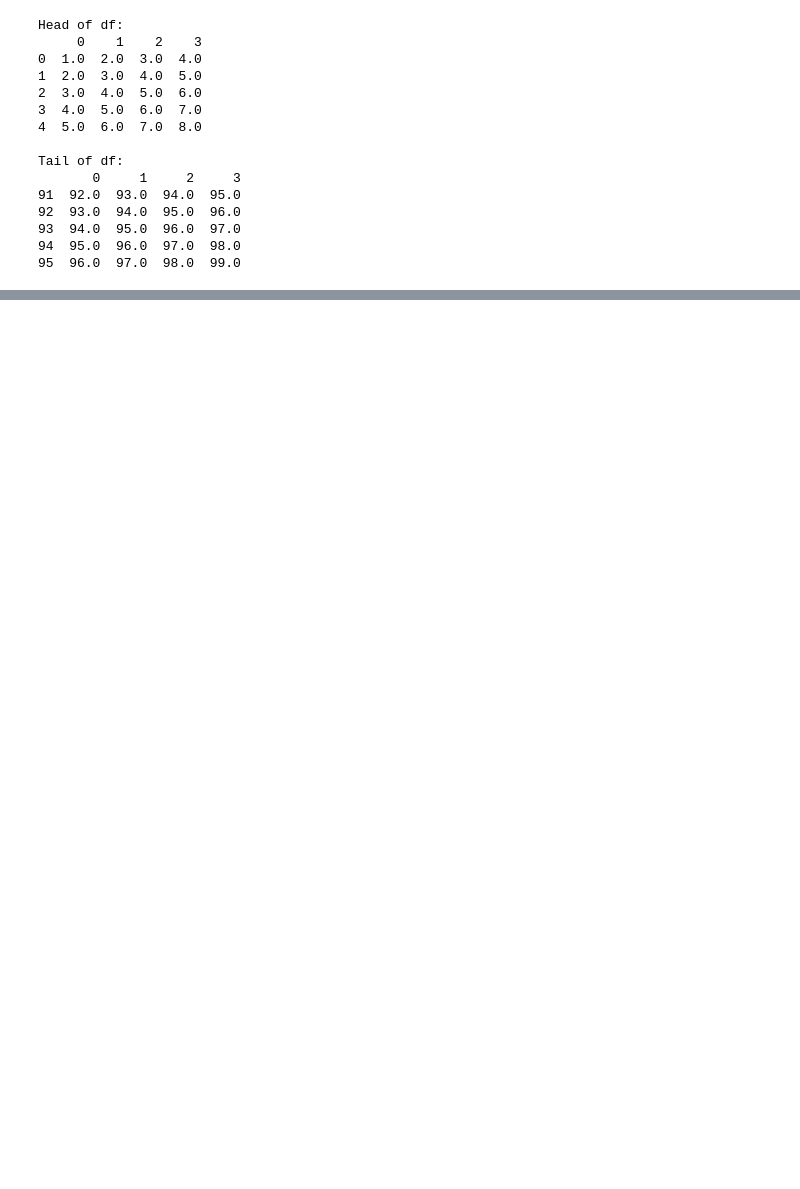
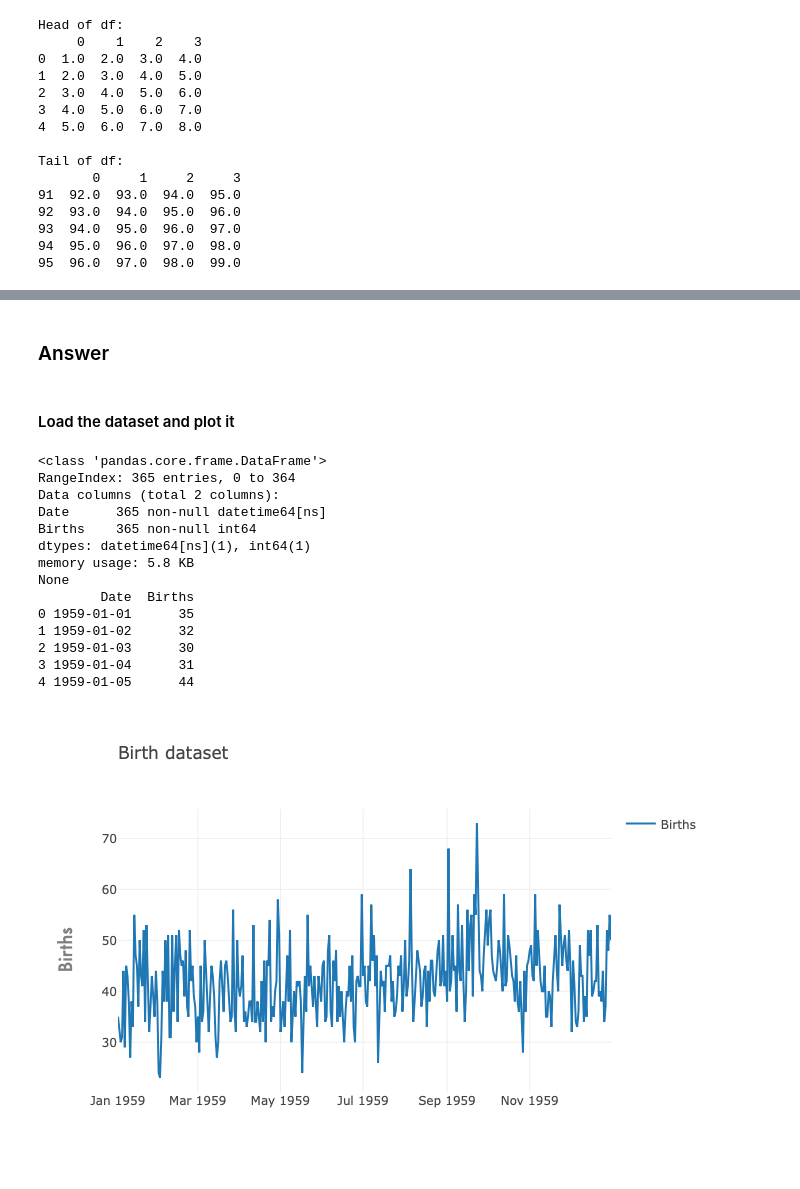
Before and after one commit to kromerh/solarAnalytics, a Jupyter notebook: forecasting/00.TimeSeriesForecastingCourse.ipynb, the cells around one changed output, grey strips where cells are left out. Saved outputs shown, nothing was run; the diff lists cells and outputs as text; code cells hidden in the pictures; blank space fills up the shorter version.

```diff
--- a/forecasting/00.TimeSeriesForecastingCourse.ipynb
+++ b/forecasting/00.TimeSeriesForecastingCourse.ipynb
@@ -181,0 +231,76 @@ transformDataSetTimeSeries(df['Births'], 10).head()
+# %% [markdown]
+### Answer
+# %% [markdown]
+#### Load the dataset and plot it
+# %%
+import pandas as pd
+import numpy as np
+import datetime
+import matplotlib.pyplot as plt
+%matplotlib inline
+import plotly
+plotly.offline.init_notebook_mode(connected=True)
+from plotly.offline import plot, iplot
+import plotly.graph_objs as go
+
+
+df = pd.read_csv('./data/time_series_course_data/daily-total-female-births.csv')
+# convert the Date columns
+df['Date'] = pd.to_datetime(df["Date"], format="%Y-%m-%d")
+print(df.info())
+print(df.head())
+
+# plot
+
+df.set_index('Date', inplace=True)
+x=df.index
+y=df['Births'].values
+
+
+# Create a trace
+trace = go.Scatter(
+    x = x,
+    y = y,
+    name = 'Births'
+)
+
+
+layout = go.Layout(
+            title=go.layout.Title(
+                text='Birth dataset',
+                xref='paper',
+                x=0
+            ),
+            yaxis=go.layout.YAxis(
+                title=go.layout.yaxis.Title(
+                    text='Births',
+                    font=dict(
+                        family='Futura',
+                        size=18,
+                        color='#7f7f7f'
+                    )
+                )
+            ),
+            showlegend=True
+        )
+data = [trace]
+fig = go.Figure(data=data, layout=layout)
+
+
+iplot(fig)
+# %% [output]
+<class 'pandas.core.frame.DataFrame'>
+RangeIndex: 365 entries, 0 to 364
+Data columns (total 2 columns):
+Date      365 non-null datetime64[ns]
+Births    365 non-null int64
+dtypes: datetime64[ns](1), int64(1)
+memory usage: 5.8 KB
+None
+        Date  Births
+0 1959-01-01      35
+1 1959-01-02      32
+2 1959-01-03      30
+3 1959-01-04      31
+4 1959-01-05      44
+[figure, added]
```
Also changed, not shown: parts of 28 cells of this notebook, 2 other files.
